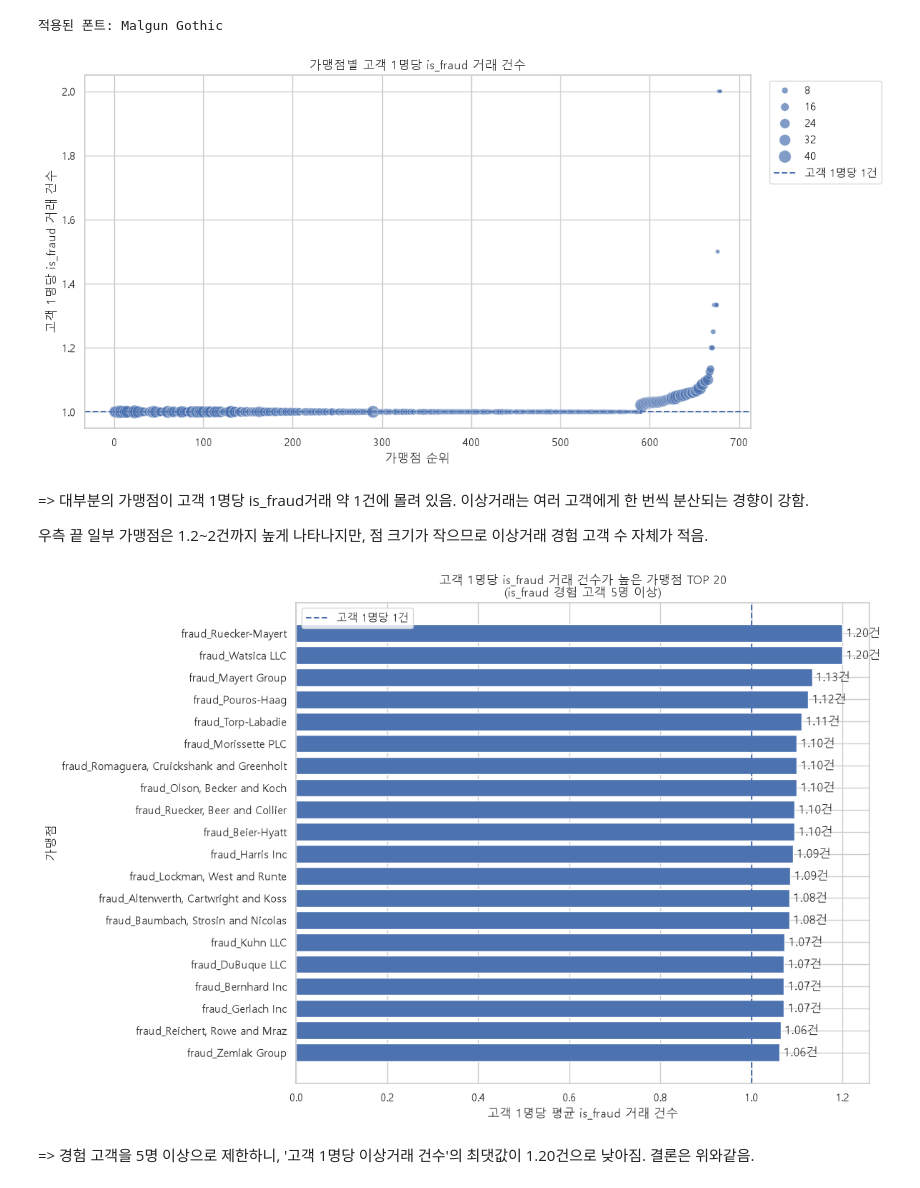
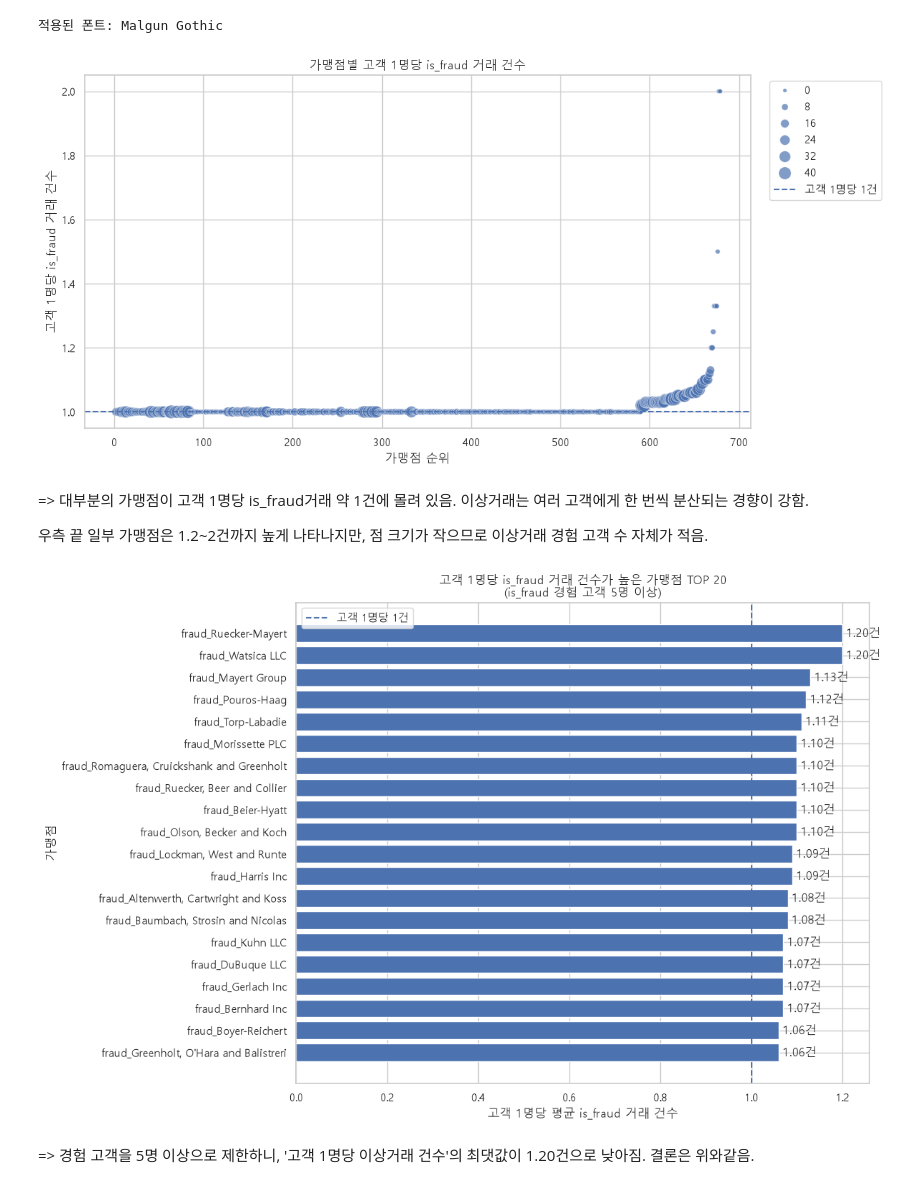
Before and after one commit to dayomschool/BDAI, a Jupyter notebook: eda/eda_민정.ipynb, the cells around one changed output. Cells and saved outputs as stored; diff of their text form; code cells hidden in the pictures.

```diff
--- a/02_EDA_민정.ipynb
+++ b/eda/eda_민정.ipynb
@@ -10,13 +10,30 @@ pd.set_option("display.float_format", "{:,.4f}".format)
 import pandas as pd
 from pathlib import Path
 
-train_path = Path(
-    r"C:\Users\splen\OneDrive\Desktop\BDAI_\BOOSTMAP"
-    r"\Fraud-FDS-Project\data\raw\fraudTrain.csv"
-)
+# 현재 작업 위치에 따라 fraudTrain.csv 경로 탐색 (로컬 데이터 구조: data/fraudTrain.csv, raw/ 하위폴더 아님)
+candidate_paths = [
+    Path("data/fraudTrain.csv"),
+    Path("../data/fraudTrain.csv"),
+    Path("../../data/fraudTrain.csv"),
+    Path("data/raw/fraudTrain.csv"),
+    Path("../data/raw/fraudTrain.csv"),
+    Path("../../data/raw/fraudTrain.csv"),
+    Path(
+        r"C:\Users\splen\OneDrive\Desktop\BDAI_\BOOSTMAP"
+        r"\Fraud-FDS-Project\data\raw\fraudTrain.csv"
+    ),
+]
 
-print("파일 존재 여부:", train_path.exists())
-print("데이터 경로:", train_path)
+train_path = next((p for p in candidate_paths if p.exists()), None)
+
+if train_path is None:
+    print("현재 작업 폴더:", Path.cwd())
+    raise FileNotFoundError(
+        "fraudTrain.csv 파일을 찾지 못했습니다. "
+        "파일 경로를 확인해 주세요."
+    )
+
+print("데이터 경로:", train_path.resolve())
 
 train = pd.read_csv(
     train_path,
@@ -1131,7 +1147,7 @@ print("적용된 폰트:", font_name)
 적용된 폰트: Malgun Gothic
 # %%
 concentration_rank = (
-    customer_concentration_viz
+    merchant_customer_concentration
     .sort_values(
         "is_fraud_transactions_per_customer",
         ascending=True
@@ -1167,7 +1183,7 @@ plt.legend(bbox_to_anchor=(1.02, 1), loc="upper left")
 plt.tight_layout()
 plt.show()
 # %% [output]
-[figure, old version]
+[figure, new version]
 # %% [markdown]
 => 대부분의 가맹점이 고객 1명당 is_fraud거래 약 1건에 몰려 있음.
 이상거래는 여러 고객에게 한 번씩 분산되는 경향이 강함.
@@ -1177,8 +1193,8 @@ plt.show()
 minimum_is_fraud_customers = 5
 
 top_concentration_merchants = (
-    customer_concentration_viz.loc[
-        customer_concentration_viz["is_fraud_customers"]
+    merchant_customer_concentration.loc[
+        merchant_customer_concentration["is_fraud_customers"]
         >= minimum_is_fraud_customers
     ]
     .sort_values(
@@ -1207,34 +1223,34 @@ bars = plt.barh(
 plt.axvline(
     1,
     linestyle="--",
     label="고객 1명당 1건"
 )
 
 plt.title(
     "고객 1명당 is_fraud 거래 건수가 높은 가맹점 TOP 20\n"
     f"(is_fraud 경험 고객 {minimum_is_fraud_customers}명 이상)"
 )
 plt.xlabel("고객 1명당 평균 is_fraud 거래 건수")
 plt.ylabel("가맹점")
 plt.legend()
 
 for bar, value in zip(
     bars,
     top_concentration_merchants[
         "is_fraud_transactions_per_customer"
     ]
 ):
     plt.text(
         value,
         bar.get_y() + bar.get_height() / 2,
         f" {value:.2f}건",
         va="center"
     )
 
 plt.tight_layout()
 plt.show()
 # %% [output]
-[figure, old version]
+[figure, new version]
 # %% [markdown]
 => 경험 고객을 5명 이상으로 제한하니, '고객 1명당 이상거래 건수'의 최댓값이 1.20건으로 낮아짐. 결론은 위와같음.
 # %%
```
Also changed, not shown: parts of 26 cells of this notebook, 7 other files.
